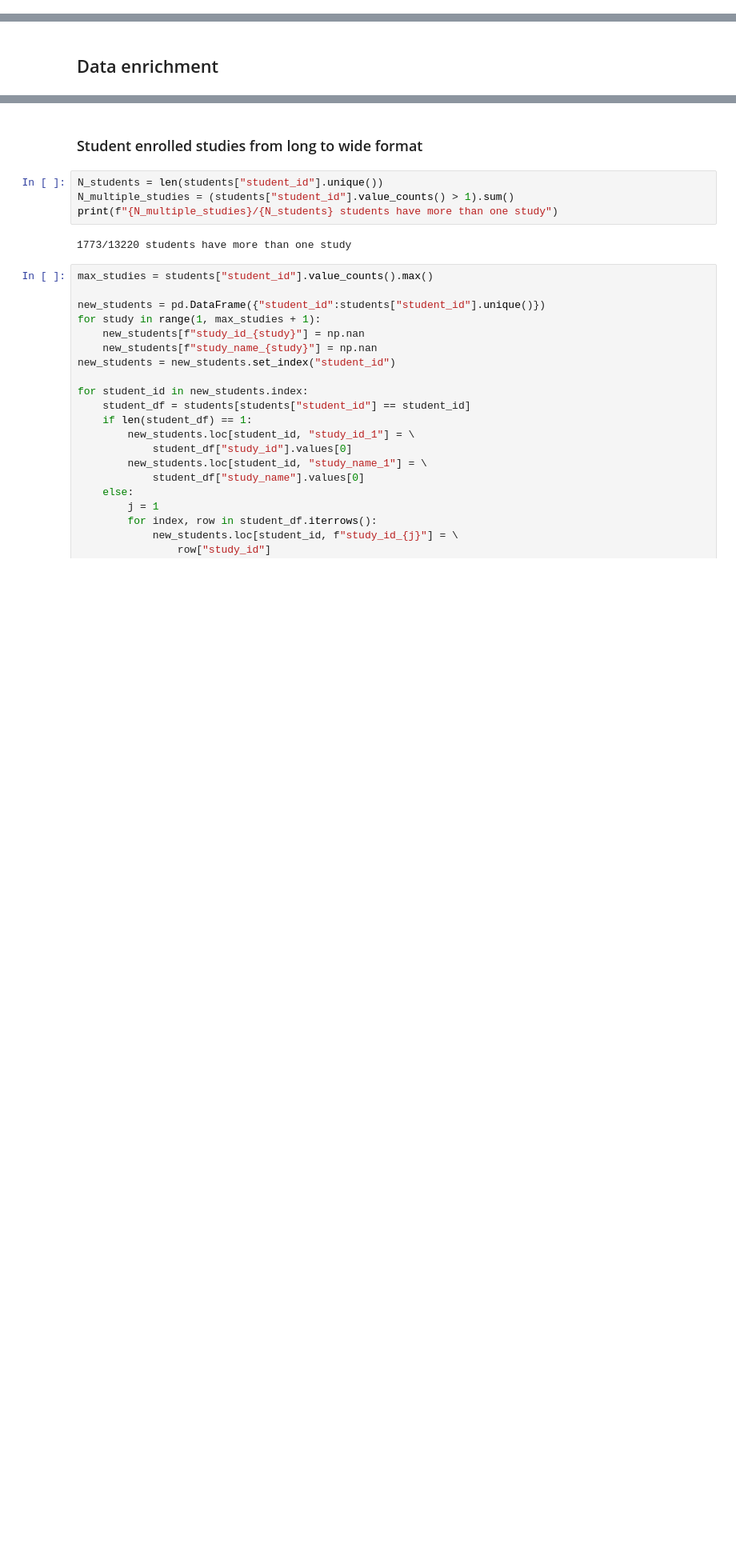
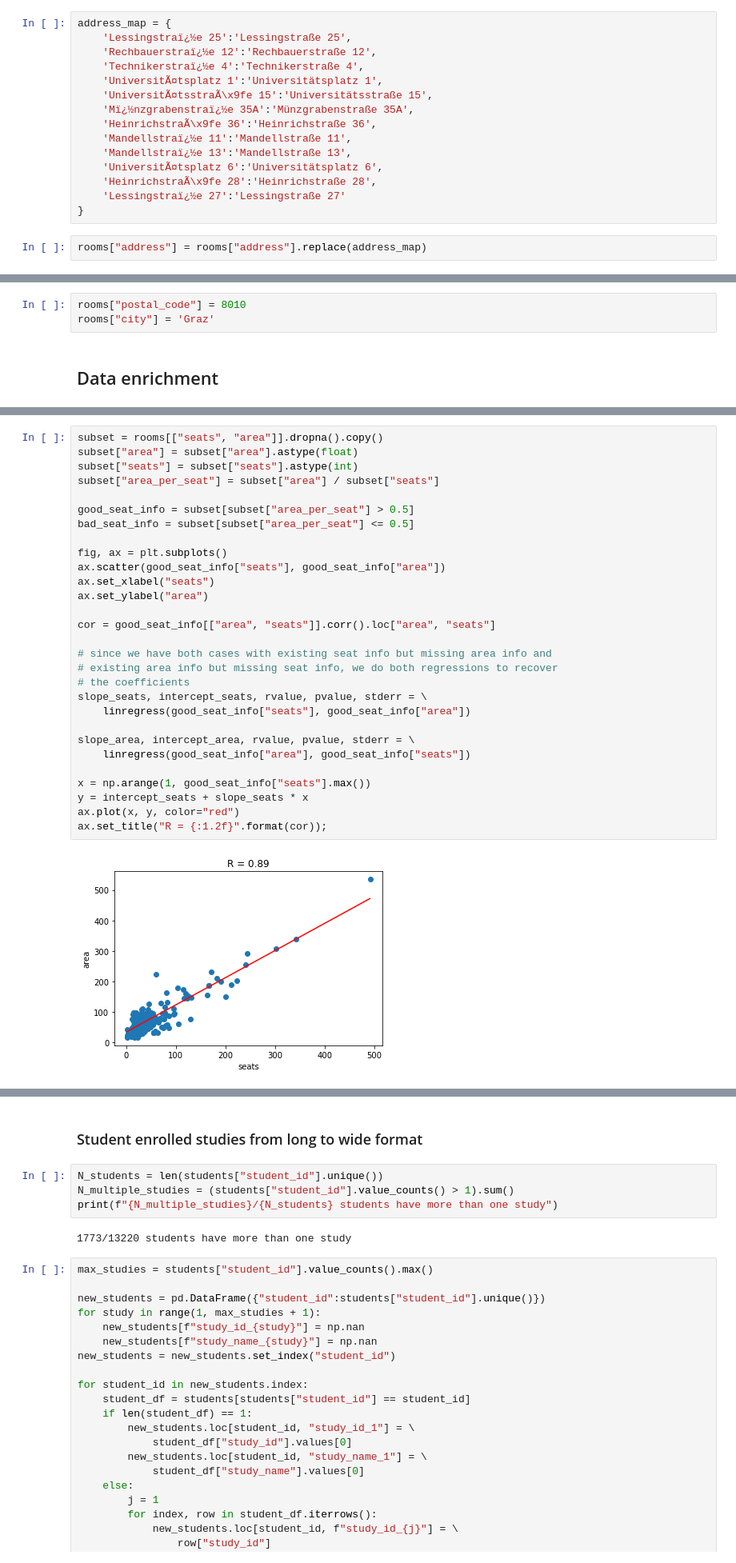
Before and after one commit to JanaLasser/uni_SEIRX, a Jupyter notebook: code/network/clean_data.ipynb, the cells around one changed output, grey strips where cells are left out. Shown: that part at 80% size. Saved outputs shown, nothing was run; the diff lists cells and outputs as text; blank space fills up the shorter version.

```diff
--- a/code/network/clean_data.ipynb
+++ b/code/network/clean_data.ipynb
@@ -345,0 +663,17 @@ dropped 1892/2288 rooms without courses or exams
+# %%
+address_map = {
+    'Lessingstraï¿½e 25':'Lessingstraße 25',
+    'Rechbauerstraï¿½e 12':'Rechbauerstraße 12',
+    'Technikerstraï¿½e 4':'Technikerstraße 4',
+    'UniversitÃ¤tsplatz 1':'Universitätsplatz 1',
+    'UniversitÃ¤tsstraÃ\x9fe 15':'Universitätsstraße 15',
+    'Mï¿½nzgrabenstraï¿½e 35A':'Münzgrabenstraße 35A',
+    'HeinrichstraÃ\x9fe 36':'Heinrichstraße 36',
+    'Mandellstraï¿½e 11':'Mandellstraße 11',
+    'Mandellstraï¿½e 13':'Mandellstraße 13',
+    'UniversitÃ¤tsplatz 6':'Universitätsplatz 6',
+    'HeinrichstraÃ\x9fe 28':'Heinrichstraße 28',
+    'Lessingstraï¿½e 27':'Lessingstraße 27'
+}
+# %%
+rooms["address"] = rooms["address"].replace(address_map)
@@ -346,2 +682,5 @@ dropped 1892/2288 rooms without courses or exams
+# %%
+rooms["postal_code"] = 8010
+rooms["city"] = 'Graz'
 # %% [markdown]
 ## Data enrichment
@@ -498,0 +793,31 @@ pd.DataFrame({"unknown_labels":list(unknown_labels)}).to_csv("unknown_labels.csv
+# %%
+subset = rooms[["seats", "area"]].dropna().copy()
+subset["area"] = subset["area"].astype(float)
+subset["seats"] = subset["seats"].astype(int)
+subset["area_per_seat"] = subset["area"] / subset["seats"]
+
+good_seat_info = subset[subset["area_per_seat"] > 0.5]
+bad_seat_info = subset[subset["area_per_seat"] <= 0.5]
+
+fig, ax = plt.subplots()
+ax.scatter(good_seat_info["seats"], good_seat_info["area"])
+ax.set_xlabel("seats")
+ax.set_ylabel("area")
+
+cor = good_seat_info[["area", "seats"]].corr().loc["area", "seats"]
+
+# since we have both cases with existing seat info but missing area info and
+# existing area info but missing seat info, we do both regressions to recover
+# the coefficients
+slope_seats, intercept_seats, rvalue, pvalue, stderr = \
+    linregress(good_seat_info["seats"], good_seat_info["area"])
+
+slope_area, intercept_area, rvalue, pvalue, stderr = \
+    linregress(good_seat_info["area"], good_seat_info["seats"])
+
+x = np.arange(1, good_seat_info["seats"].max())
+y = intercept_seats + slope_seats * x
+ax.plot(x, y, color="red")
+ax.set_title("R = {:1.2f}".format(cor));
+# %% [output]
+[figure, added]
```
Also changed, not shown: parts of 215 cells of this notebook, 2 other files.
